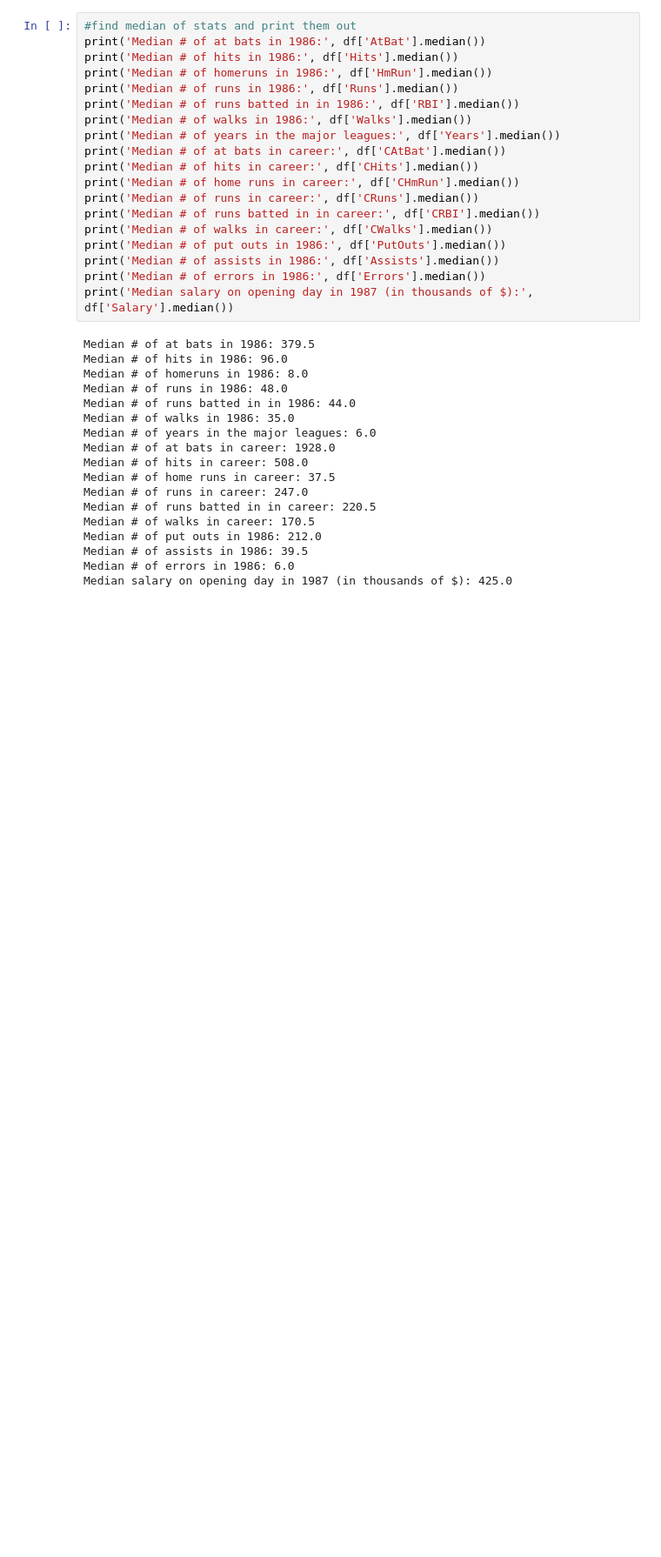
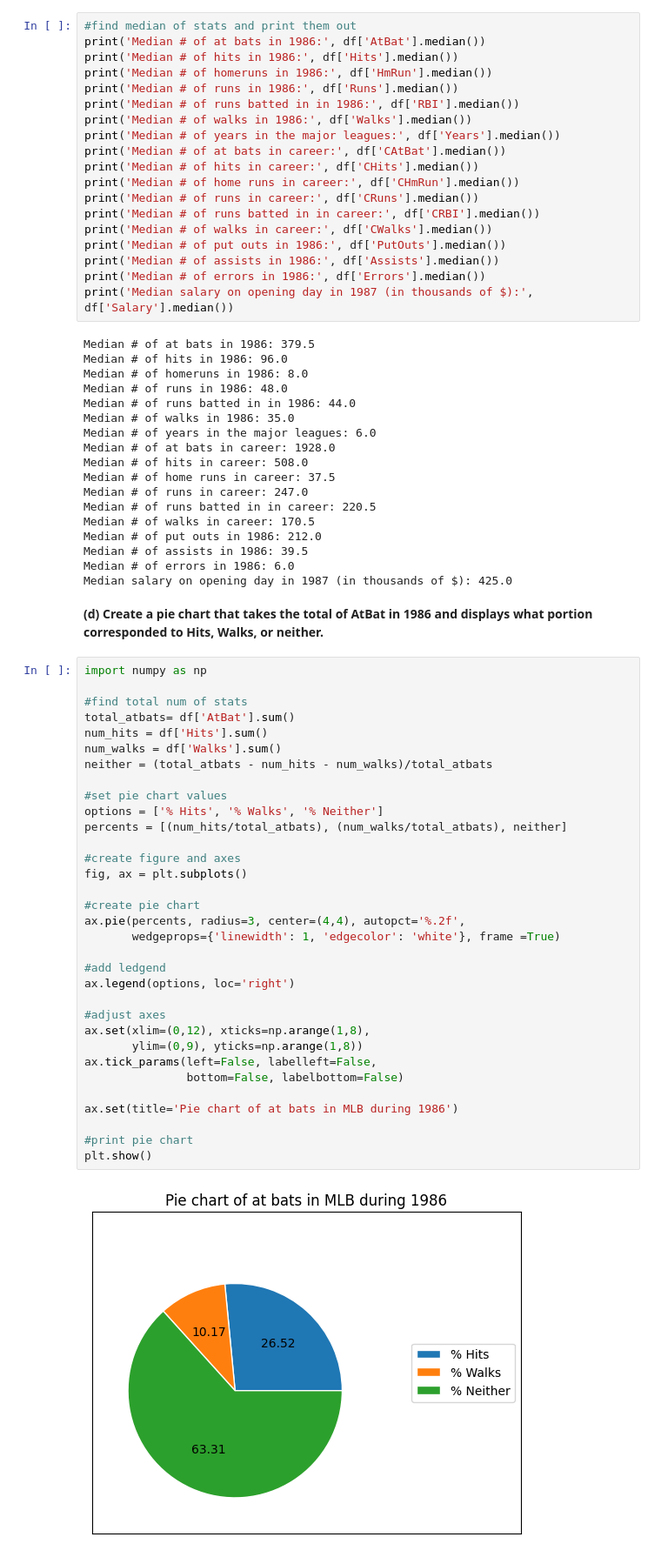
Before and after one commit to rachellecloutier/code_2600, a Jupyter notebook: homework1.ipynb, the cells around one changed output. Shown: that part at 87% size. Cells and saved outputs as stored; diff of their text form; blank space fills up the shorter version.

Commit message:
added pie chart

```diff
--- a/homework1.ipynb
+++ b/homework1.ipynb
@@ -113,3 +113,40 @@ Median # of put outs in 1986: 212.0
 Median # of assists in 1986: 39.5
 Median # of errors in 1986: 6.0
 Median salary on opening day in 1987 (in thousands of $): 425.0
+# %% [markdown]
+**(d) Create a pie chart that takes the total of AtBat in 1986 and displays what portion corresponded to Hits, Walks, or neither.**
+# %%
+import numpy as np
+
+#find total num of stats
+total_atbats= df['AtBat'].sum()
+num_hits = df['Hits'].sum()
+num_walks = df['Walks'].sum()
+neither = (total_atbats - num_hits - num_walks)/total_atbats
+
+#set pie chart values
+options = ['% Hits', '% Walks', '% Neither']
+percents = [(num_hits/total_atbats), (num_walks/total_atbats), neither]
+
+#create figure and axes
+fig, ax = plt.subplots()
+
+#create pie chart
+ax.pie(percents, radius=3, center=(4,4), autopct='%.2f',
+       wedgeprops={'linewidth': 1, 'edgecolor': 'white'}, frame =True)
+
+#add ledgend
+ax.legend(options, loc='right')
+
+#adjust axes
+ax.set(xlim=(0,12), xticks=np.arange(1,8),
+       ylim=(0,9), yticks=np.arange(1,8))
+ax.tick_params(left=False, labelleft=False,
+               bottom=False, labelbottom=False)
+
+ax.set(title='Pie chart of at bats in MLB during 1986')
+
+#print pie chart
+plt.show()
+# %% [output]
+[figure, added]
```
